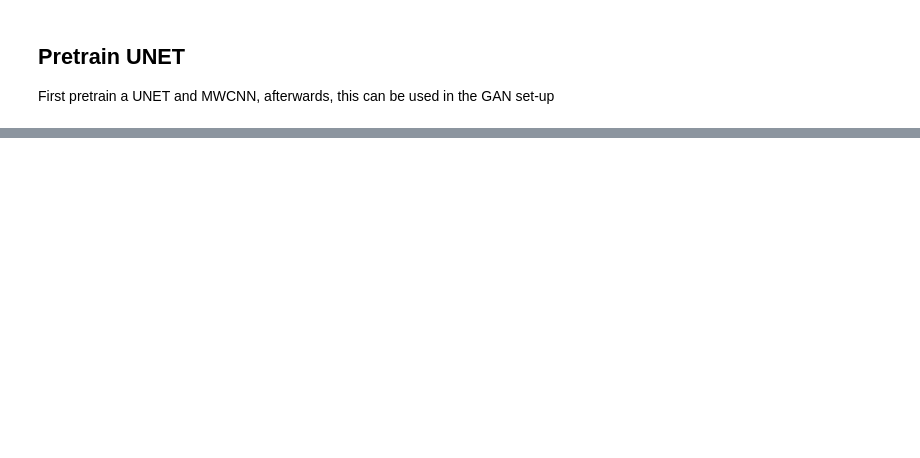
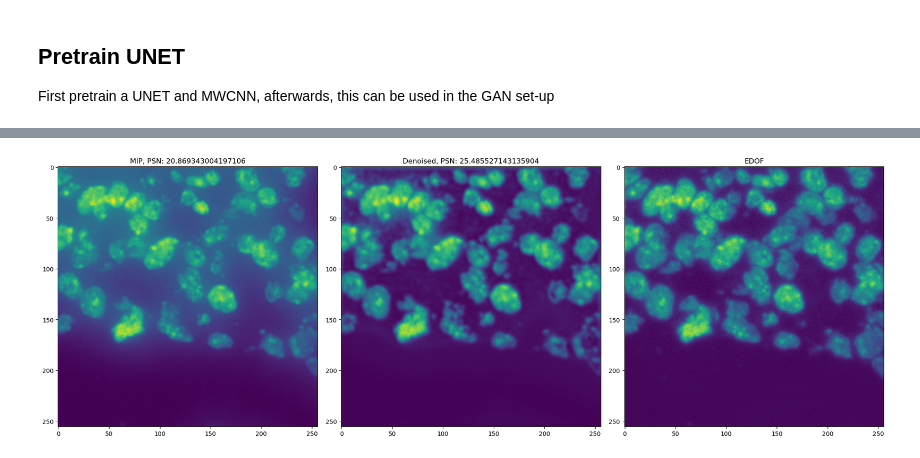
Before and after one commit to AleHD/deep-biomedicine-project, a Jupyter notebook: gan/main.ipynb, the cells around one changed output, grey strips where cells are left out. Cells and saved outputs as stored; diff of their text form; code cells hidden in the pictures; blank space fills up the shorter version.

```diff
--- a/gan/main.ipynb
+++ b/gan/main.ipynb
@@ -177,0 +204,44 @@ for data in testloader:
+# %%
+def psnr(predicted, target):
+    """
+    Predicted: the prediction from the model.
+    Target: the groud truth.
+    """
+    mse = np.mean((predicted - target) ** 2)
+    if(mse == 0):  # MSE is zero means no noise is present in the signal .
+                # Therefore PSNR have no importance.
+        return 100
+    max_pixel = 1   # minmaxed
+    psnr = 20 * np.log10(max_pixel / np.sqrt(mse))
+    return psnr
+# %%
+# show results
+generator.eval()
+
+for data in testloader:
+    noisy = data['input_image'].to(device)
+    sharp = data['output_image'].cpu().numpy().squeeze()
+    output = generator(noisy)
+    output = output.cpu().detach().numpy().squeeze()
+    #output = (output + 1.0) / 2.0
+    noisy = noisy.cpu().detach().numpy().squeeze()
+
+    output_psnr = psnr(output, sharp)
+    nosiy_psnr = psnr(noisy, sharp)
+    break
+
+fig, ax = plt.subplots(nrows=1, ncols=3, figsize=(20, 60))
+image_index = 0
+sample = image_dataset[image_index]
+
+ax[0].imshow(noisy.squeeze(), aspect='equal')
+ax[0].set_title(f"MIP, PSN: {nosiy_psnr}")
+ax[1].imshow(output.squeeze(), aspect='equal')
+ax[1].set_title(f"Denoised, PSN: {output_psnr}")
+ax[2].imshow(sharp.squeeze(), aspect='equal')
+ax[2].set_title(f"EDOF")
+
+plt.tight_layout()
+plt.show()
+# %% [output]
+[figure, added]
```
Also changed, not shown: parts of 10 cells of this notebook, 5 other files.
